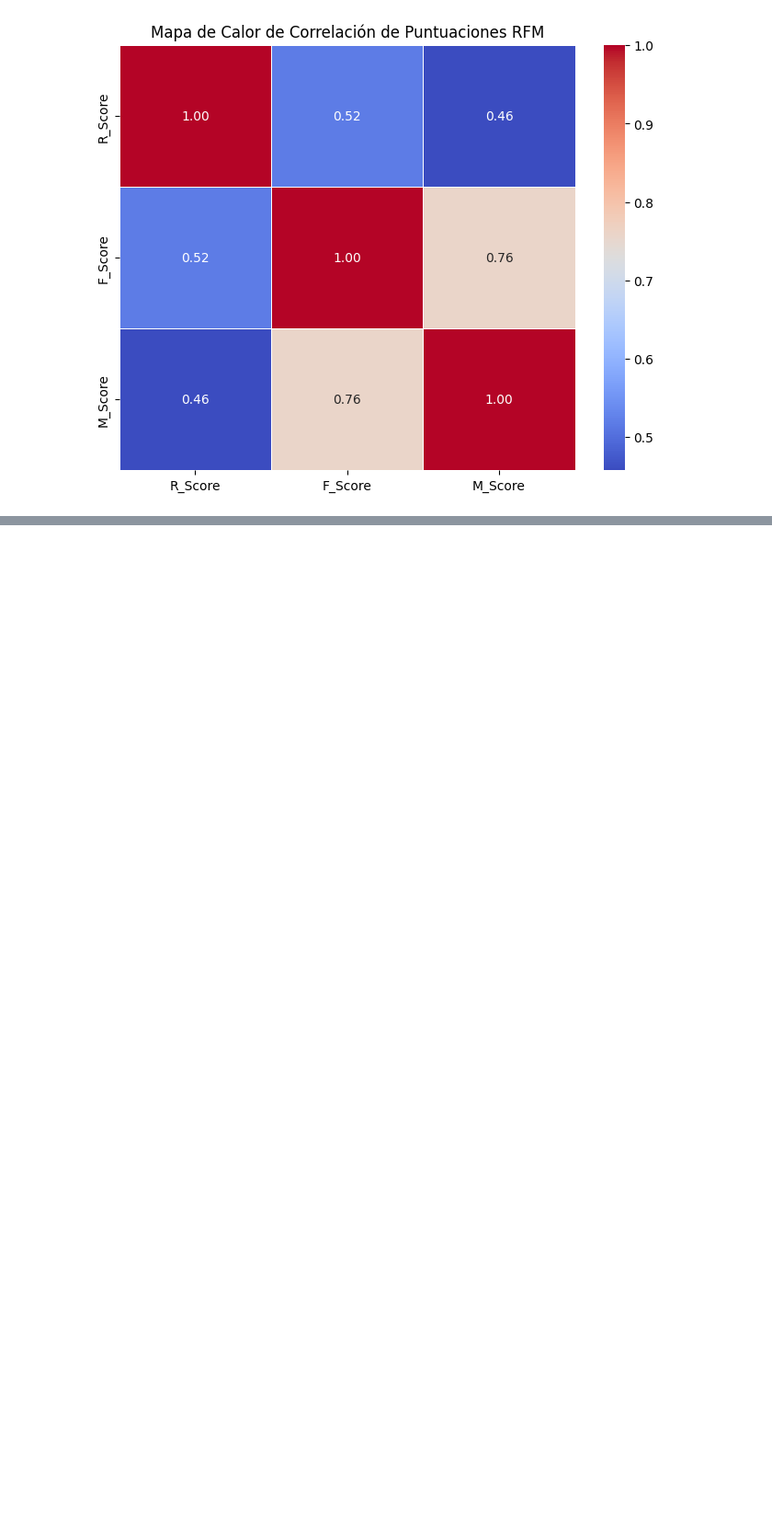
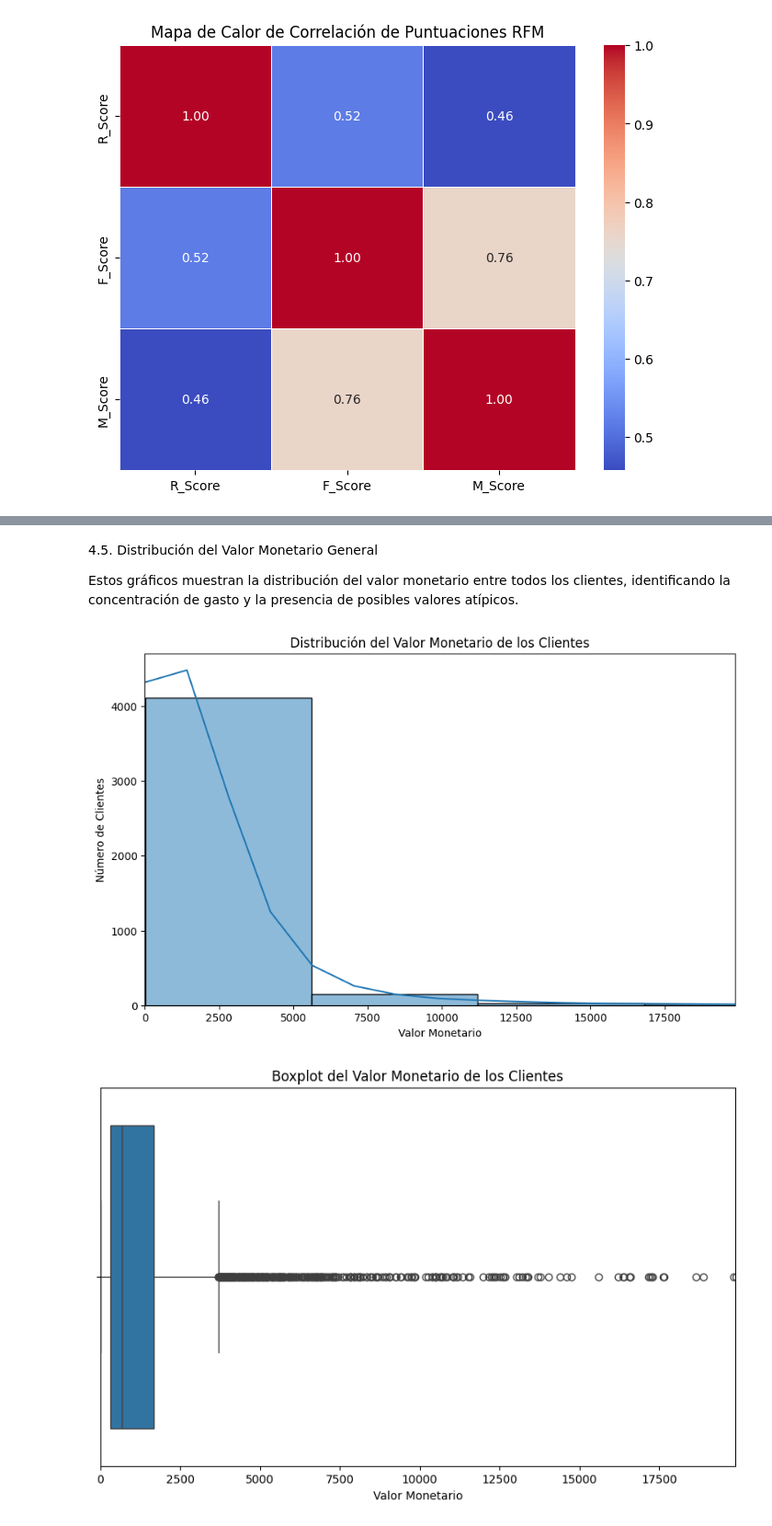
Before and after one commit to tecnojimbo/G5-ANALISISDATOS-EDA-, a Jupyter notebook: G5-AnalisisDatos-EDA.ipynb, the cells around one changed output, grey strips where cells are left out. Shown at 92% size. Saved outputs shown, nothing was run; the diff lists cells and outputs as text; code cells hidden in the pictures; blank space fills up the shorter version.

Commit message:
Mapa de Calor de Correlación RFM, Distribución del Valor Monetario General

```diff
--- a/G5-AnalisisDatos-EDA.ipynb
+++ b/G5-AnalisisDatos-EDA.ipynb
@@ -350,0 +360,22 @@ plt.show()
+# %% [markdown]
+4.5. Distribución del Valor Monetario General
+
+Estos gráficos muestran la distribución del valor monetario entre todos los clientes, identificando la concentración de gasto y la presencia de posibles valores atípicos.
+# %%
+plt.figure(figsize=(10, 6))
+sns.histplot(rfm['Monetary'], bins=50, kde=True)
+plt.title('Distribución del Valor Monetario de los Clientes')
+plt.xlabel('Valor Monetario')
+plt.ylabel('Número de Clientes')
+plt.xlim(0, rfm['Monetary'].quantile(0.99)) # Limitar el eje X para una mejor visualización de la mayoría de los datos
+plt.show()
+
+plt.figure(figsize=(10, 6))
+sns.boxplot(x=rfm['Monetary'])
+plt.title('Boxplot del Valor Monetario de los Clientes')
+plt.xlabel('Valor Monetario')
+plt.xlim(0, rfm['Monetary'].quantile(0.99))
+plt.show()
+# %% [output]
+[figure, added]
+[figure, added]
```
Also changed, not shown: parts of 1 cell of this notebook.
